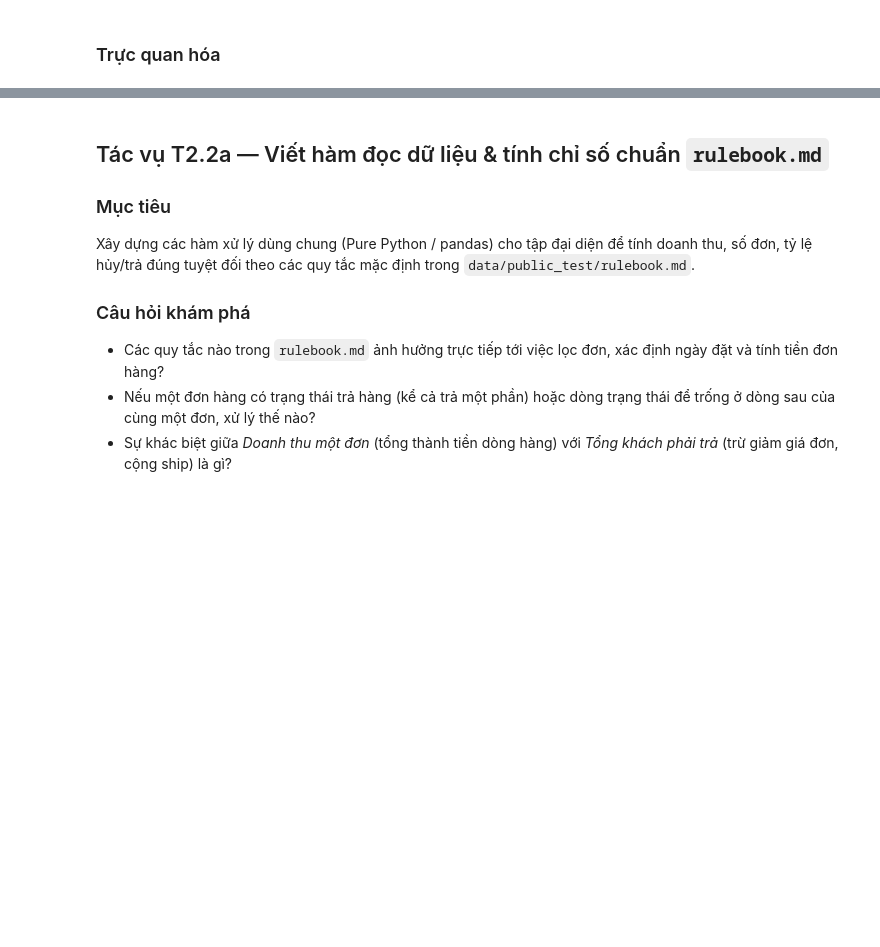
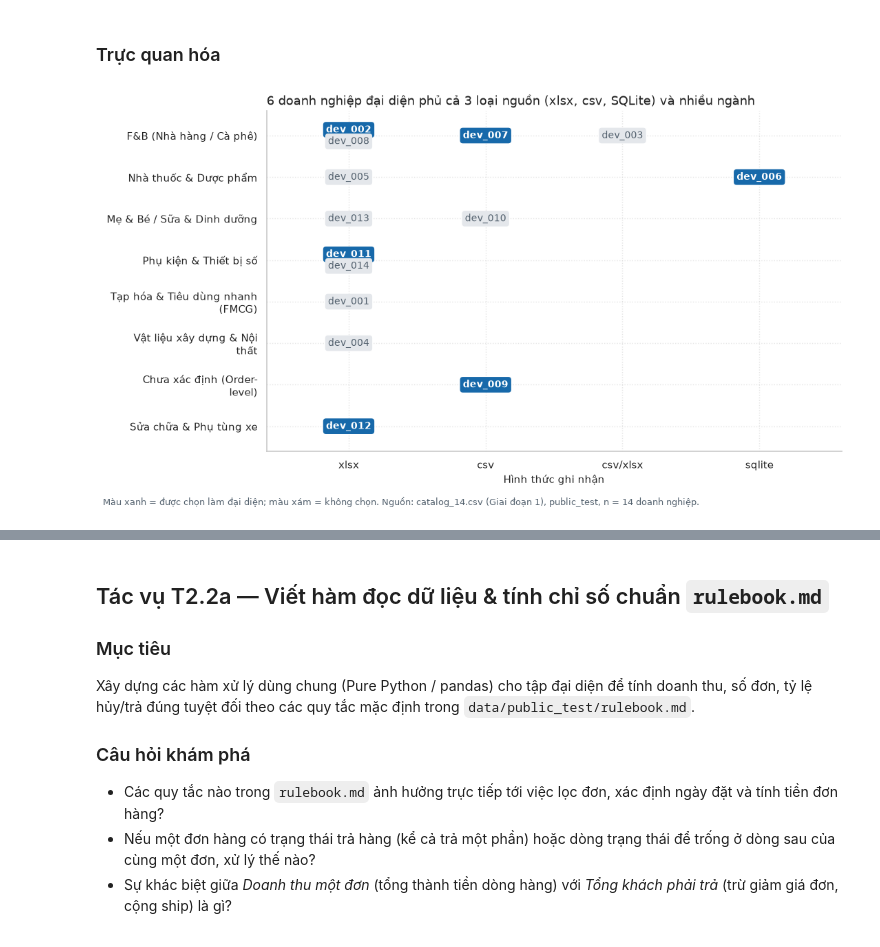
Before and after one commit to itsanhkhoi12/data-visualization-uth, a Jupyter notebook: notebook/02_business_eda.ipynb, the cells around one changed output, grey strips where cells are left out. Saved outputs shown, nothing was run; the diff lists cells and outputs as text; code cells hidden in the pictures; blank space fills up the shorter version.

Commit message:
Complete business EDA notebook

```diff
--- a/notebook/02_business_eda.ipynb
+++ b/notebook/02_business_eda.ipynb
@@ -268,7 +551,52 @@ Cập nhật biến `SELECTED_REPRESENTATIVE_BUSINESSES` và xuất bảng lý d
 # %%
 # TODO (T2.1 — Trực quan hóa)
 # Có thể vẽ biểu đồ ma trận phân bố 14 doanh nghiệp theo (Ngành nghề × Hình thức ghi nhận / Mức độ số hóa) và tô màu nhấn những doanh nghiệp được chọn làm đại diện.
 # Lưu ý: Không sử dụng biểu đồ 3D hoặc hai trục tung (dual axis); biểu đồ cột bắt đầu từ 0.
+
+import textwrap
+
+formats = ["xlsx", "csv", "csv/xlsx", "sqlite"]
+industries = list(catalog["industry"].value_counts().index)
+x_pos = {f: i for i, f in enumerate(formats)}
+y_pos = {ind: i for i, ind in enumerate(industries)}
+
+fig, ax = plt.subplots(figsize=(11, 6))
+for (ind, fmt), grp in catalog.groupby(["industry", "recording_format"]):
+    if fmt not in x_pos:
+        continue
+    ids = list(grp["business_id"])
+    for k, bid in enumerate(ids):
+        chosen = bid in SELECTED_REPRESENTATIVE_BUSINESSES
+        ax.text(
+            x_pos[fmt], y_pos[ind] + (k - (len(ids) - 1) / 2) * 0.28, bid,
+            ha="center", va="center", fontsize=10,
+            color="white" if chosen else COLOR_GRAY_DARK,
+            fontweight="bold" if chosen else "normal",
+            bbox=dict(boxstyle="round,pad=0.3",
+                      fc=COLOR_ACCENT_BLUE if chosen else "#E4E7EB",
+                      ec="none"),
+        )
+
+ax.set_xticks(range(len(formats)))
+ax.set_xticklabels(formats)
+ax.set_yticks(range(len(industries)))
+ax.set_yticklabels([textwrap.fill(i, 26) for i in industries])
+ax.set_xlim(-0.6, len(formats) - 0.4)
+ax.set_ylim(-0.6, len(industries) - 0.4)
+ax.invert_yaxis()
+ax.grid(True, linestyle=":", alpha=0.5)
+ax.set_xlabel("Hình thức ghi nhận")
+ax.set_title(f"{len(SELECTED_REPRESENTATIVE_BUSINESSES)} doanh nghiệp đại diện phủ cả 3 loại nguồn "
+             "(xlsx, csv, SQLite) và nhiều ngành")
+fig.text(0.01, -0.02,
+         "Màu xanh = được chọn làm đại diện; màu xám = không chọn. "
+         "Nguồn: catalog_14.csv (Giai đoạn 1), public_test, n = 14 doanh nghiệp.",
+         fontsize=9, color=COLOR_GRAY_DARK)
+plt.tight_layout()
+fig.savefig(PHASE2_FIGURES_DIR / "t21_representative_matrix.png")
+plt.show()
+# %% [output]
+[figure, added]
 # %% [markdown]
 ### Kết quả & Nhận định
 
```
Also changed, not shown: parts of 42 cells of this notebook.
